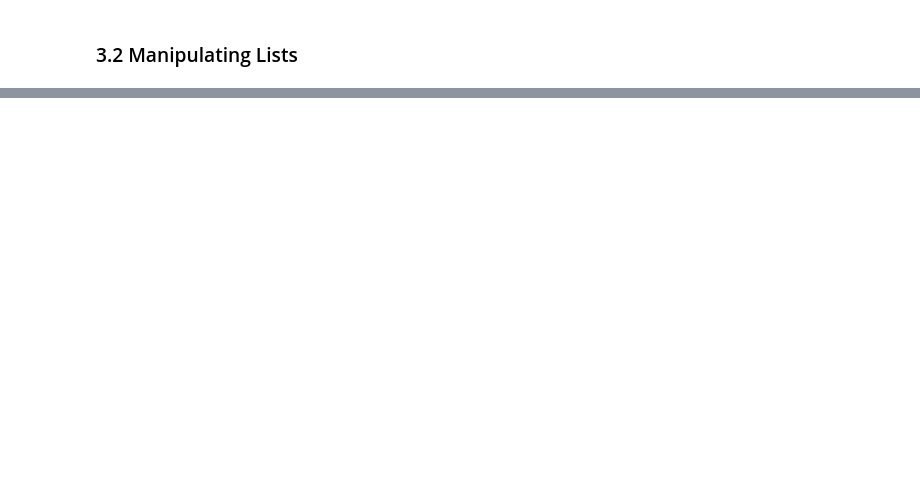
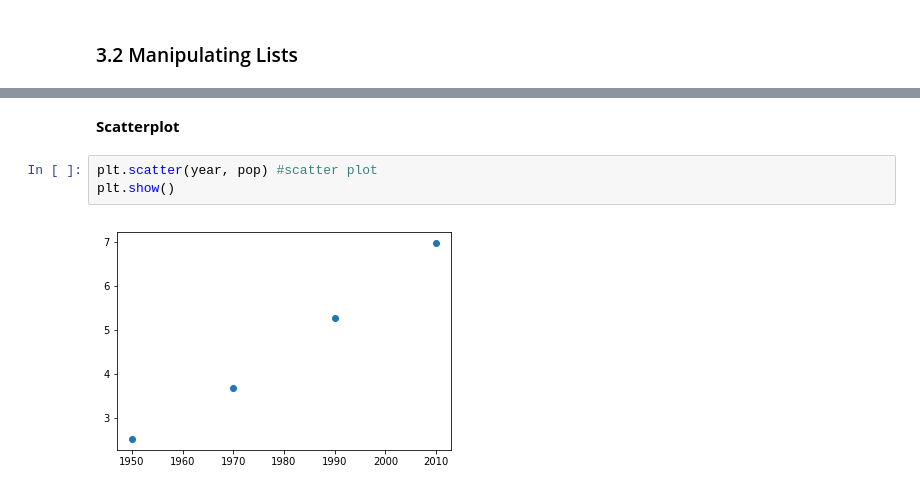
Before and after one commit to ggc0sta/Python, a Jupyter notebook: Intro to Python for Data Science.ipynb, the cells around one changed output, grey strips where cells are left out. Saved outputs shown, nothing was run; the diff lists cells and outputs as text; blank space fills up the shorter version.

```diff
--- a/Intro to Python for Data Science.ipynb
+++ b/Intro to Python for Data Science.ipynb
@@ -93,0 +384,7 @@ result = 100 * 1.10 ** 7
+# %% [markdown]
+**Scatterplot**
+# %%
+plt.scatter(year, pop) #scatter plot
+plt.show()
+# %% [output]
+[figure, added]
```
Also changed, not shown: parts of 94 cells of this notebook.
